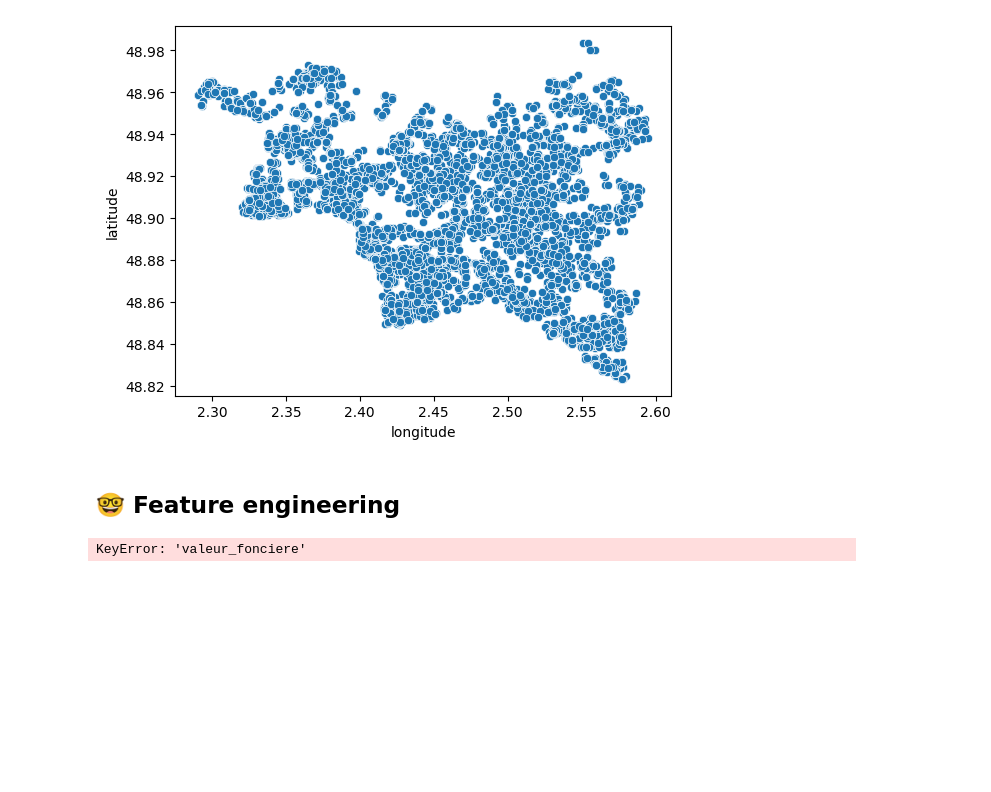
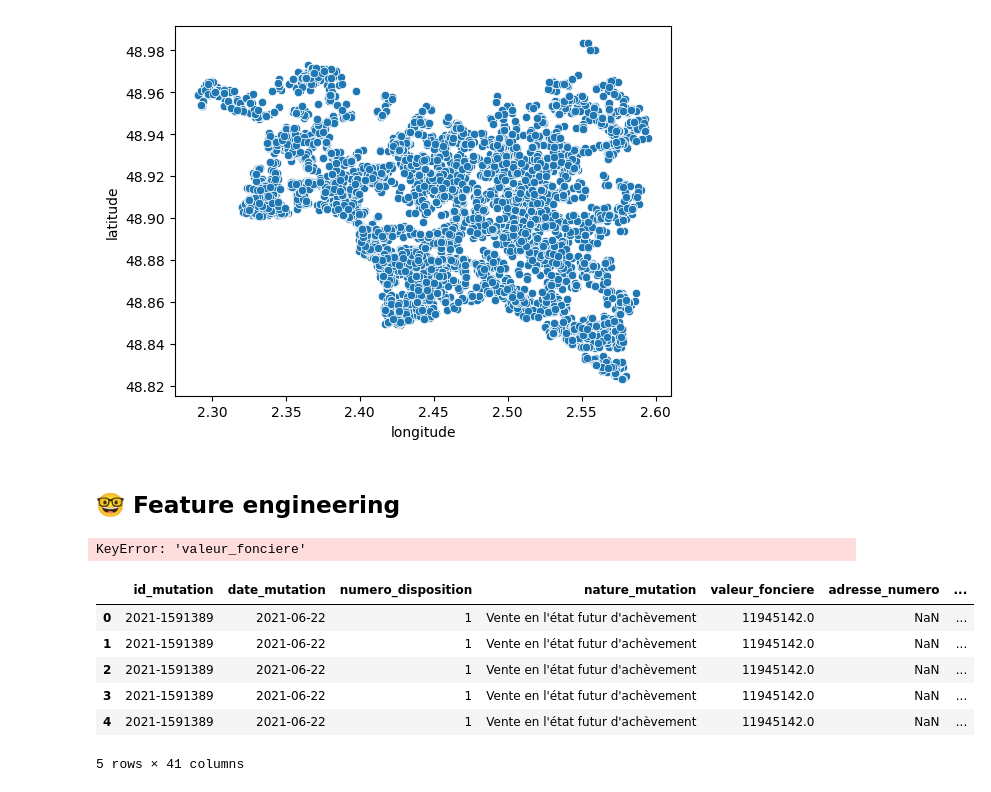
Before and after one commit to qadnguyen/realdata, a Jupyter notebook: notebooks/notebook_julius.ipynb, the cells around one changed output. Drawn from its saved outputs; the diff is of its cells as text; code cells hidden in the pictures; blank space fills up the shorter version.

```diff
--- a/notebooks/notebook_julius.ipynb
+++ b/notebooks/notebook_julius.ipynb
@@ -374,0 +381,11 @@ df_dvf
+# %%
+data = pd.read_csv('../raw_data/dvf_93.csv')
+data.head()
+# %% [output]
+|  | id_mutation | date_mutation | numero_disposition | nature_mutation | valeur_fonciere | adresse_numero | ... |
+| 0 | 2021-1591389 | 2021-06-22 | 1 | Vente en l'état futur d'achèvement | 11945142.0 | NaN | ... |
+| 1 | 2021-1591389 | 2021-06-22 | 1 | Vente en l'état futur d'achèvement | 11945142.0 | NaN | ... |
+| 2 | 2021-1591389 | 2021-06-22 | 1 | Vente en l'état futur d'achèvement | 11945142.0 | NaN | ... |
+| 3 | 2021-1591389 | 2021-06-22 | 1 | Vente en l'état futur d'achèvement | 11945142.0 | NaN | ... |
+| 4 | 2021-1591389 | 2021-06-22 | 1 | Vente en l'état futur d'achèvement | 11945142.0 | NaN | ... |
+5 rows × 41 columns
```
Also changed, not shown: parts of 14 cells of this notebook, 2 other files.
